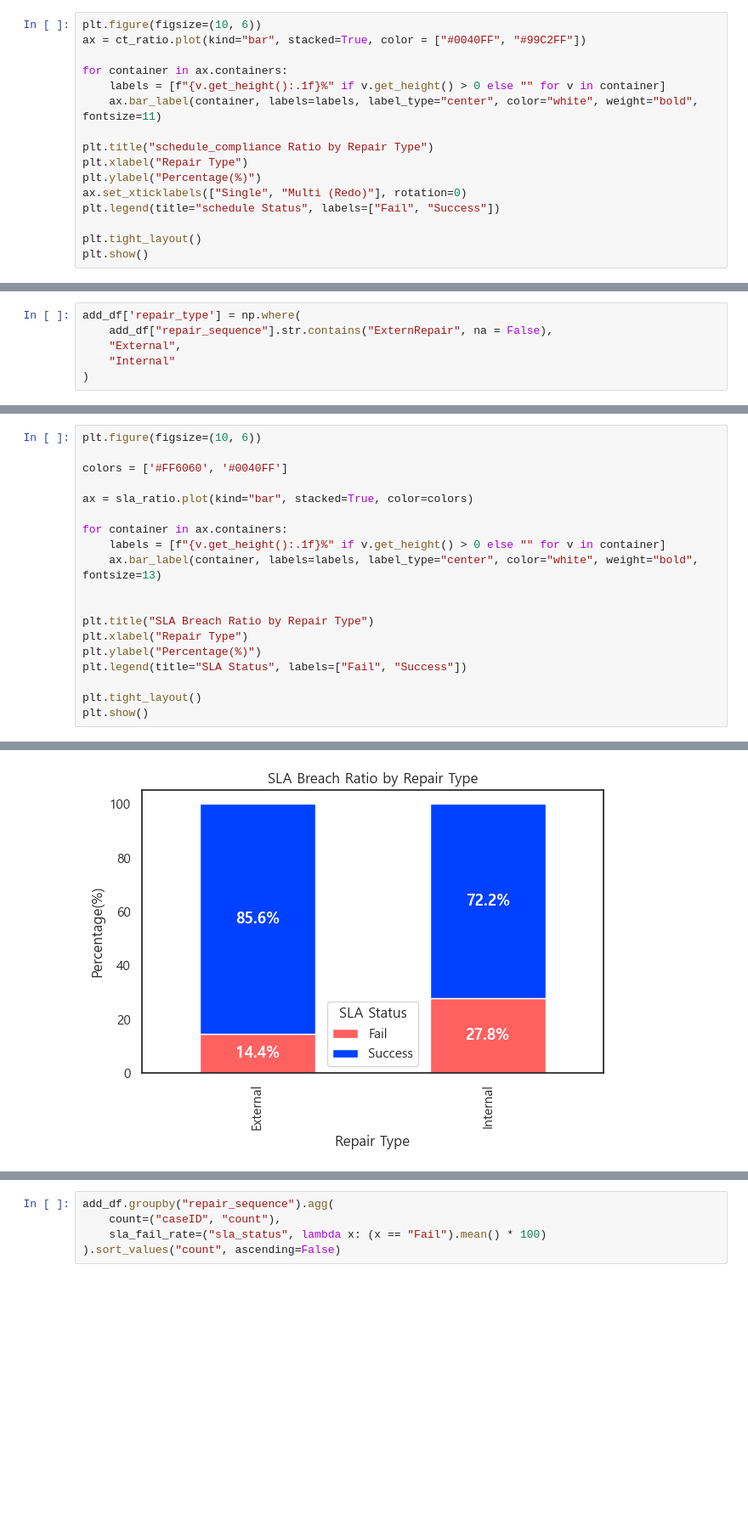
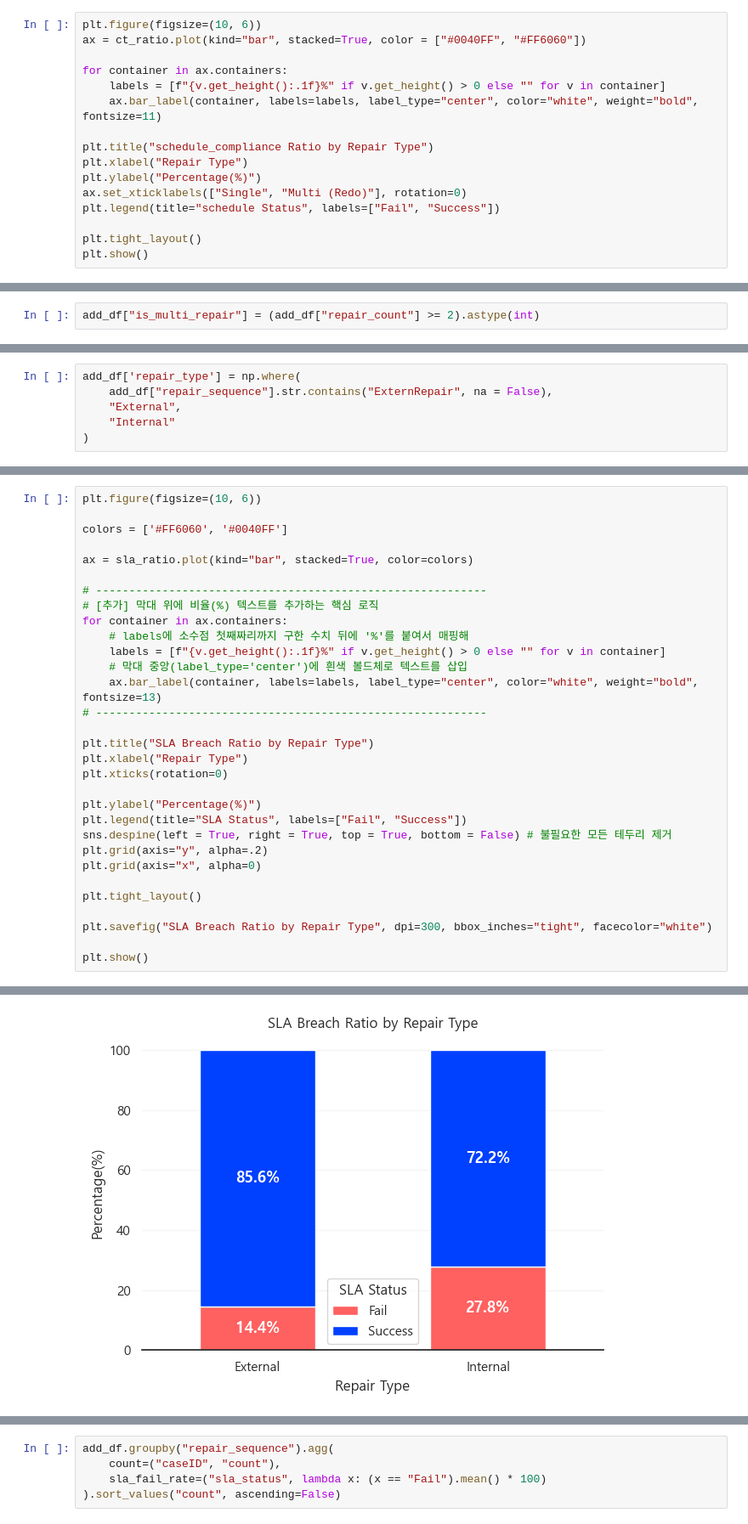
Before and after one commit to Seonghee-yang/repair-process-analysis, a Jupyter notebook: notebooks/03_hypothesis_testing.ipynb, the cells around one changed output, grey strips where cells are left out. Shown at 85% size. Cells and saved outputs as stored; diff of their text form; blank space fills up the shorter version.

Commit message:
Update repair analysis

```diff
--- a/notebooks/03_hypothesis_testing.ipynb
+++ b/notebooks/03_hypothesis_testing.ipynb
@@ -345,7 +360,7 @@ ct_ratio
 | True | 100.000 | 0.000 |
 # %%
 plt.figure(figsize=(10, 6))
-ax = ct_ratio.plot(kind="bar", stacked=True, color = ["#0040FF", "#99C2FF"])
+ax = ct_ratio.plot(kind="bar", stacked=True, color = ["#0040FF", "#FF6060"])
 
 for container in ax.containers:
     labels = [f"{v.get_height():.1f}%" if v.get_height() > 0 else "" for v in container]
@@ -367,3 +382,5 @@ chi2_h1, p_h1, _, _ = chi2_contingency(ct_h1)
 print("H1 p-value: ", p_h1)
 # %% [output]
 H1 p-value:  1.0965150228327562e-41
+# %%
+add_df["is_multi_repair"] = (add_df["repair_count"] >= 2).astype(int)
@@ -795,25 +848,37 @@ sla_ratio
 # %%
 plt.figure(figsize=(10, 6))
 
 colors = ['#FF6060', '#0040FF']
 
 ax = sla_ratio.plot(kind="bar", stacked=True, color=colors)
 
+# -----------------------------------------------------------
+# [추가] 막대 위에 비율(%) 텍스트를 추가하는 핵심 로직
 for container in ax.containers:
+    # labels에 소수점 첫째짜리까지 구한 수치 뒤에 '%'를 붙여서 매핑해
     labels = [f"{v.get_height():.1f}%" if v.get_height() > 0 else "" for v in container]
+    # 막대 중앙(label_type='center')에 흰색 볼드체로 텍스트를 삽입
     ax.bar_label(container, labels=labels, label_type="center", color="white", weight="bold", fontsize=13)
-
+# -----------------------------------------------------------
 
 plt.title("SLA Breach Ratio by Repair Type")
 plt.xlabel("Repair Type")
+plt.xticks(rotation=0)
+
 plt.ylabel("Percentage(%)")
 plt.legend(title="SLA Status", labels=["Fail", "Success"])
+sns.despine(left = True, right = True, top = True, bottom = False) # 불필요한 모든 테두리 제거
+plt.grid(axis="y", alpha=.2)
+plt.grid(axis="x", alpha=0)
 
 plt.tight_layout()
+
+plt.savefig("SLA Breach Ratio by Repair Type", dpi=300, bbox_inches="tight", facecolor="white")
+
 plt.show()
 # %% [output]
 <Figure size 1000x600 with 0 Axes>
-[figure, old version]
+[figure, new version]
 # %%
 chi3, p, dof, ex = chi2_contingency(sla_counts)
 print(f"카이제곱 t 값: {chi3:.4f}")
```
Also changed, not shown: parts of 41 cells of this notebook, 6 other files.
